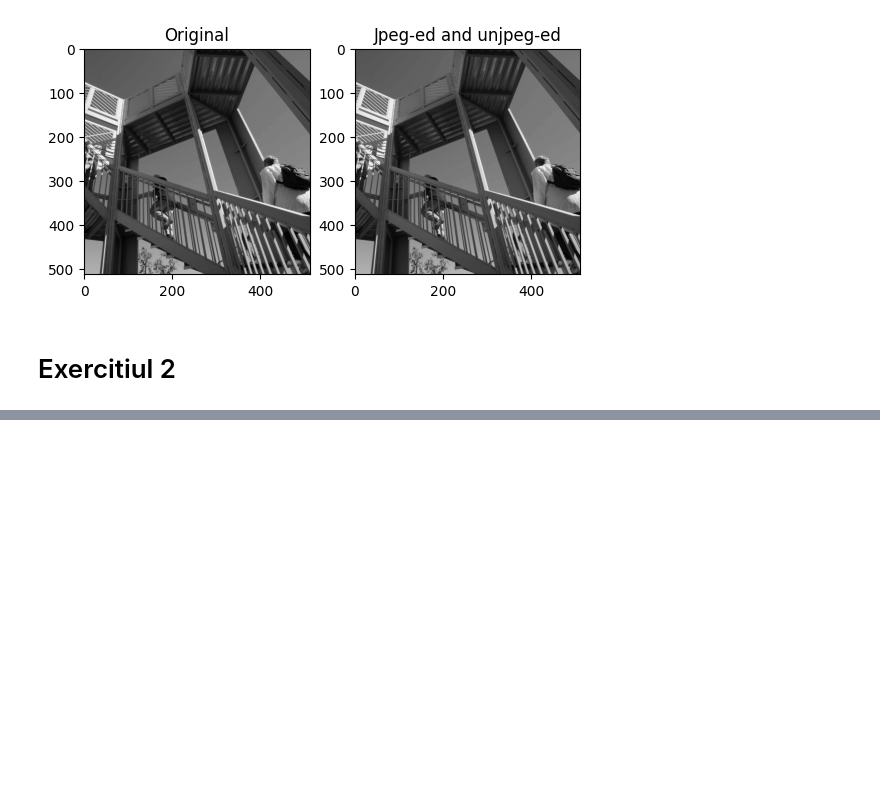
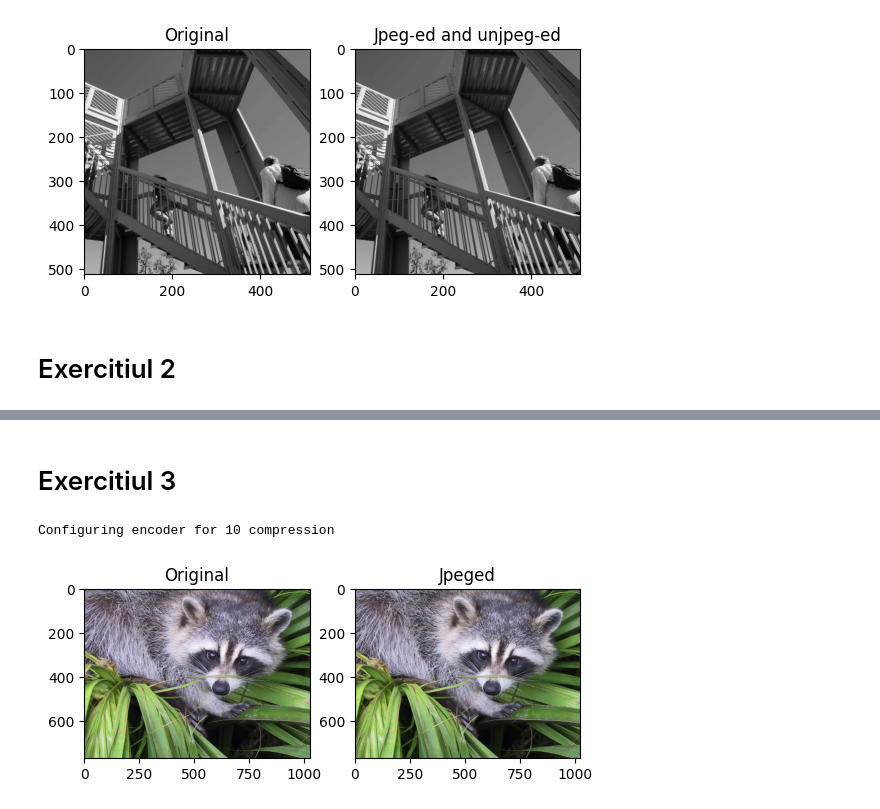
Before and after one commit to AirineiAndrei/Signal-Processing, a Jupyter notebook: tema1/ps-tema-01.ipynb, the cells around one changed output, grey strips where cells are left out. Drawn from its saved outputs; the diff is of its cells as text; code cells hidden in the pictures; blank space fills up the shorter version.

```diff
--- a/tema1/ps-tema-01.ipynb
+++ b/tema1/ps-tema-01.ipynb
@@ -343,0 +299,48 @@ plt.show()
+# %%
+def mse(arr1,arr2):
+    return mean_squared_error(arr1.flatten(),arr2.flatten()) # this expects <= 2 dim for some reason
+
+# grayscale
+def mse_on_img(img):
+    recover = encode_decode_img(img)
+    return mse(img,recover)
+
+# rgb color
+def mse_on_img_rgb(img):
+    recover = encode_decode_img_rgb(img)
+    return mse(img,recover)
+# %% [markdown]
+# Exercitiul 3
+# %%
+def configure_encoder_max_error_rgb(img,max_error):
+    JpegEncoder.set_compression(0)
+    min_err = mse_on_img_rgb(img)
+
+    if min_err > max_error:
+        print("Sorry we cant achieve that error :(")
+        return
+
+    lastok = 0
+    for comp in range(1,2 * block_size - 1):
+        JpegEncoder.set_compression(comp)
+        error = mse_on_img_rgb(img)
+        if error <= max_error:
+            lastok = comp
+        else:
+            break
+    print(f"Configuring encoder for {lastok} compression")
+    JpegEncoder.set_compression(lastok)
+# %%
+X = misc.face()
+configure_encoder_max_error_rgb(X,25)
+
+jpeged = encode_decode_img_rgb(X)
+
+plt.subplot(121).imshow(X)
+plt.title('Original')
+plt.subplot(122).imshow(jpeged)
+plt.title('Jpeged')
+plt.show()
+# %% [output]
+Configuring encoder for 10 compression
+[figure, added]
```
Also changed, not shown: parts of 14 cells of this notebook.
